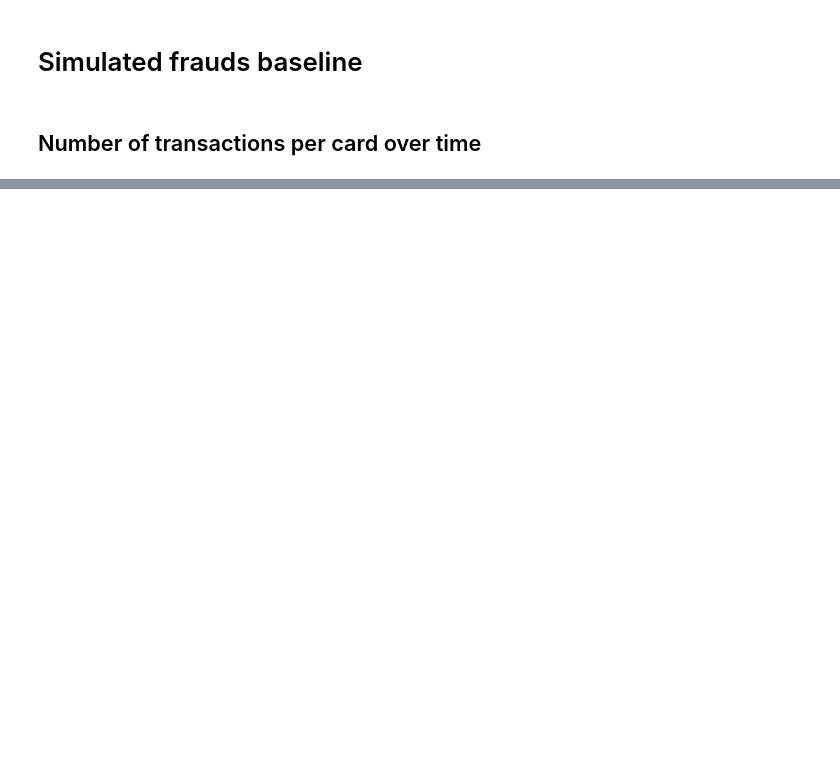
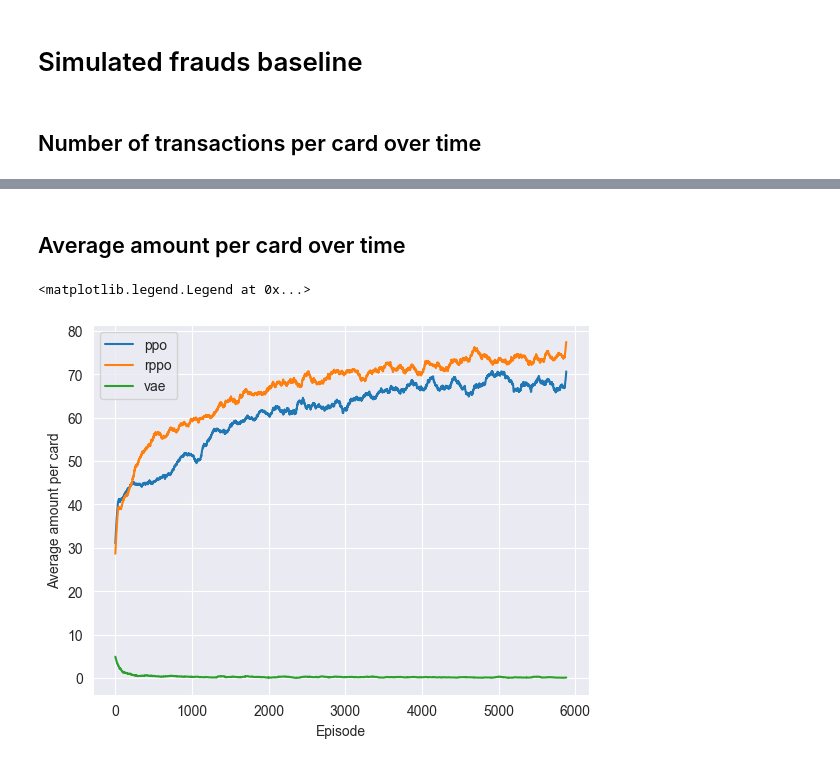
Before and after one commit to FaramirHurin/RL_Attack_September24, a Jupyter notebook: agents-comparison.ipynb, the cells around one changed output, grey strips where cells are left out. Cells and saved outputs as stored; diff of their text form; code cells hidden in the pictures; blank space fills up the shorter version.

```diff
--- a/agents-comparison.ipynb
+++ b/agents-comparison.ipynb
@@ -227,3 +287,14 @@ shape: (3, 18)
+# %% [markdown]
+## Average amount per card over time
+# %%
+for label, mean_amount in mean_amounts.items():
+    plt.plot(mean_amount, label=label)
+plt.xlabel("Episode")
+plt.ylabel("Average amount per card")
+plt.legend()
+# %% [output]
+<matplotlib.legend.Legend at 0x...>
+[figure, added]
 # %%
 import matplotlib.pyplot as plt
 from experiment import Experiment
```
Also changed, not shown: parts of 8 cells of this notebook, 1 other file.
